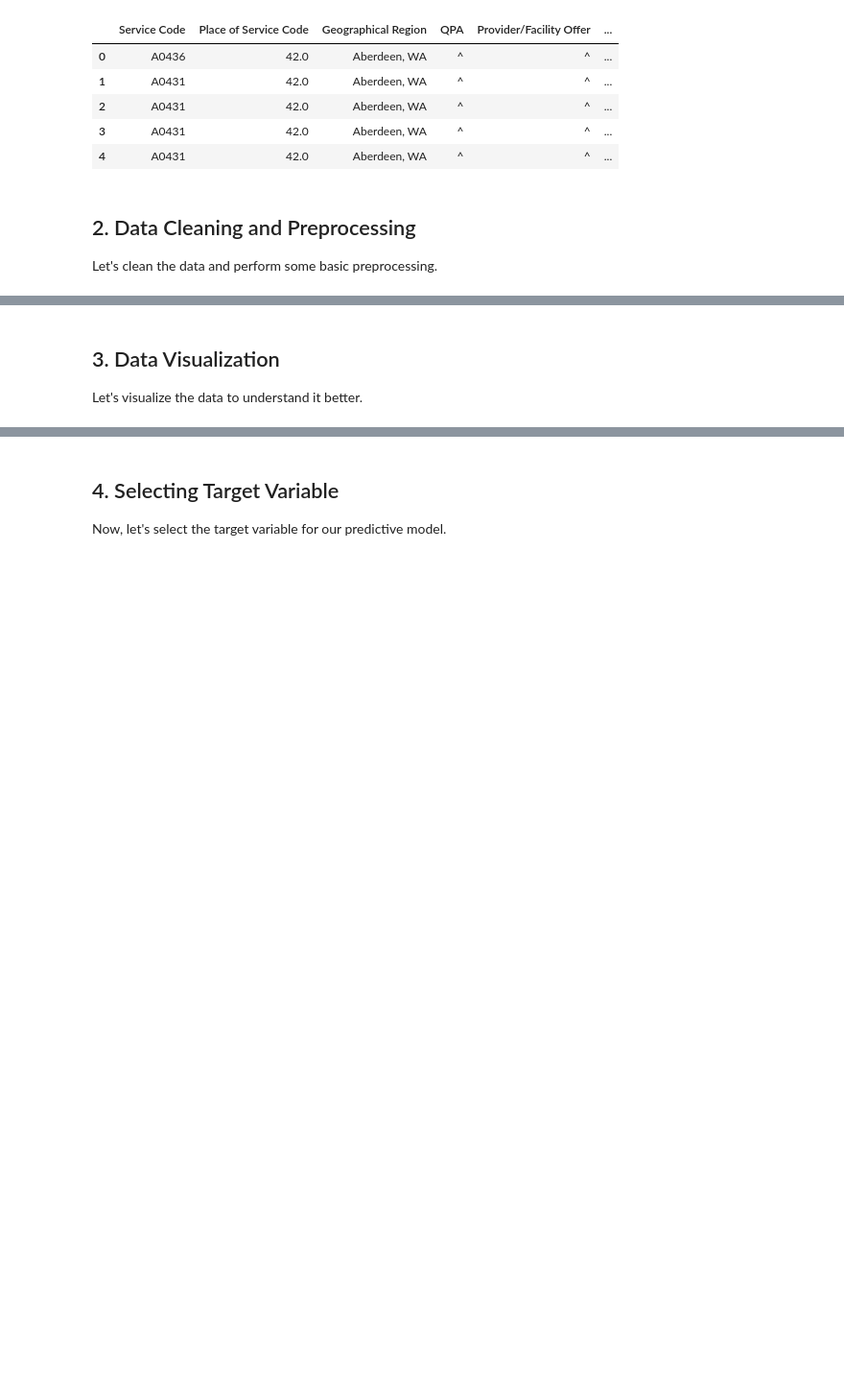
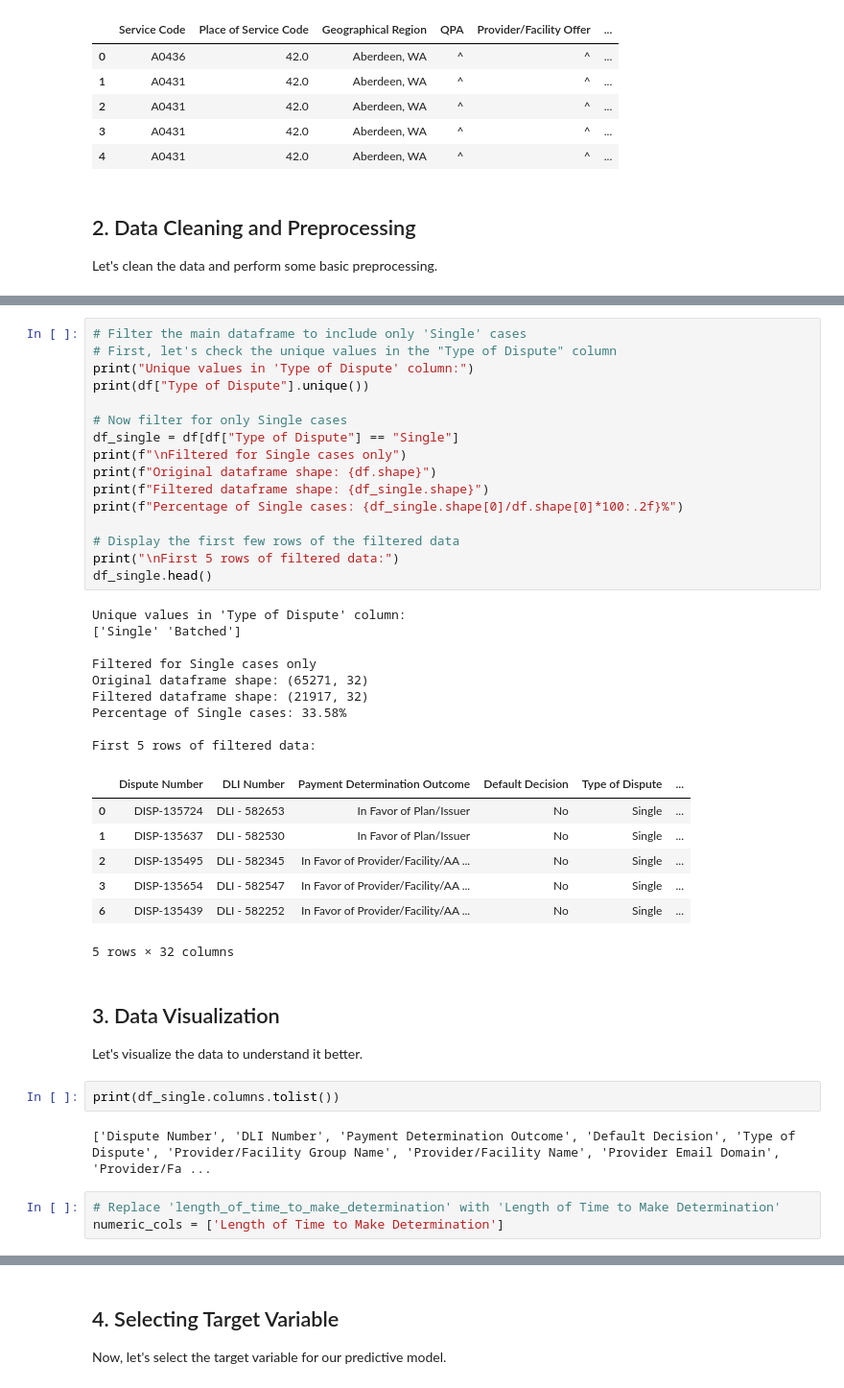
Before and after one commit to wesleycoates/IDRPublic, a Jupyter notebook: notebooks/exploration.ipynb, the cells around one changed output, grey strips where cells are left out. Shown: that part at 96% size. Cells and saved outputs as stored; diff of their text form; blank space fills up the shorter version.

```diff
--- a/notebooks/exploration.ipynb
+++ b/notebooks/exploration.ipynb
@@ -191,4 +350,44 @@ if categorical_cols:
+# %%
+# Filter the main dataframe to include only 'Single' cases
+# First, let's check the unique values in the "Type of Dispute" column
+print("Unique values in 'Type of Dispute' column:")
+print(df["Type of Dispute"].unique())
+
+# Now filter for only Single cases
+df_single = df[df["Type of Dispute"] == "Single"]
+print(f"\nFiltered for Single cases only")
+print(f"Original dataframe shape: {df.shape}")
+print(f"Filtered dataframe shape: {df_single.shape}")
+print(f"Percentage of Single cases: {df_single.shape[0]/df.shape[0]*100:.2f}%")
+
+# Display the first few rows of the filtered data
+print("\nFirst 5 rows of filtered data:")
+df_single.head()
+# %% [output]
+Unique values in 'Type of Dispute' column:
+['Single' 'Batched']
+
+Filtered for Single cases only
+Original dataframe shape: (65271, 32)
+Filtered dataframe shape: (21917, 32)
+Percentage of Single cases: 33.58%
+
+First 5 rows of filtered data:
+|  | Dispute Number | DLI Number | Payment Determination Outcome | Default Decision | Type of Dispute | ... |
+| 0 | DISP-135724 | DLI - 582653 | In Favor of Plan/Issuer | No | Single | ... |
+| 1 | DISP-135637 | DLI - 582530 | In Favor of Plan/Issuer | No | Single | ... |
+| 2 | DISP-135495 | DLI - 582345 | In Favor of Provider/Facility/AA ... | No | Single | ... |
+| 3 | DISP-135654 | DLI - 582547 | In Favor of Provider/Facility/AA ... | No | Single | ... |
+| 6 | DISP-135439 | DLI - 582252 | In Favor of Provider/Facility/AA ... | No | Single | ... |
+5 rows × 32 columns
 # %% [markdown]
 ## 3. Data Visualization
 
 Let's visualize the data to understand it better.
+# %%
+print(df_single.columns.tolist())
+# %% [output]
+['Dispute Number', 'DLI Number', 'Payment Determination Outcome', 'Default Decision', 'Type of Dispute', 'Provider/Facility Group Name', 'Provider/Facility Name', 'Provider Email Domain', 'Provider/Fa ...
+# %%
+# Replace 'length_of_time_to_make_determination' with 'Length of Time to Make Determination'
+numeric_cols = ['Length of Time to Make Determination']
```
Also changed, not shown: parts of 8 cells of this notebook, 1 other file.
